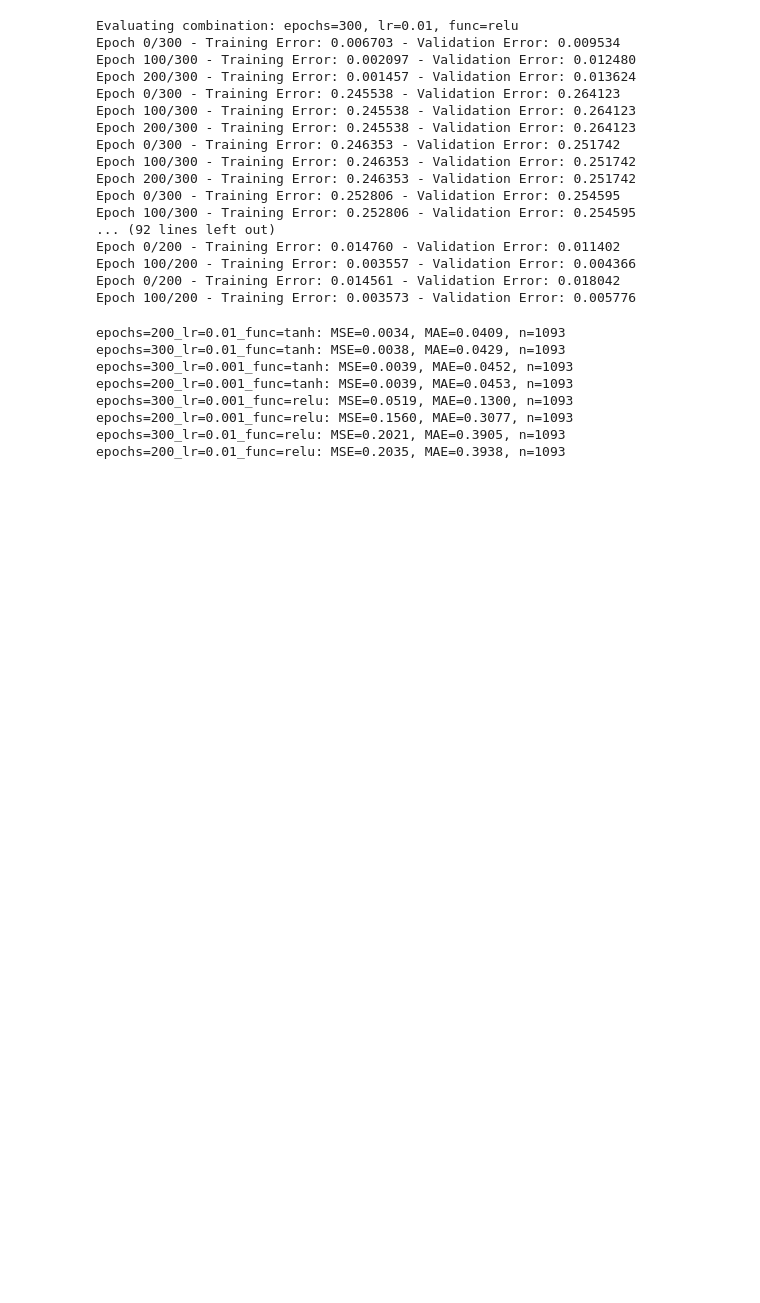
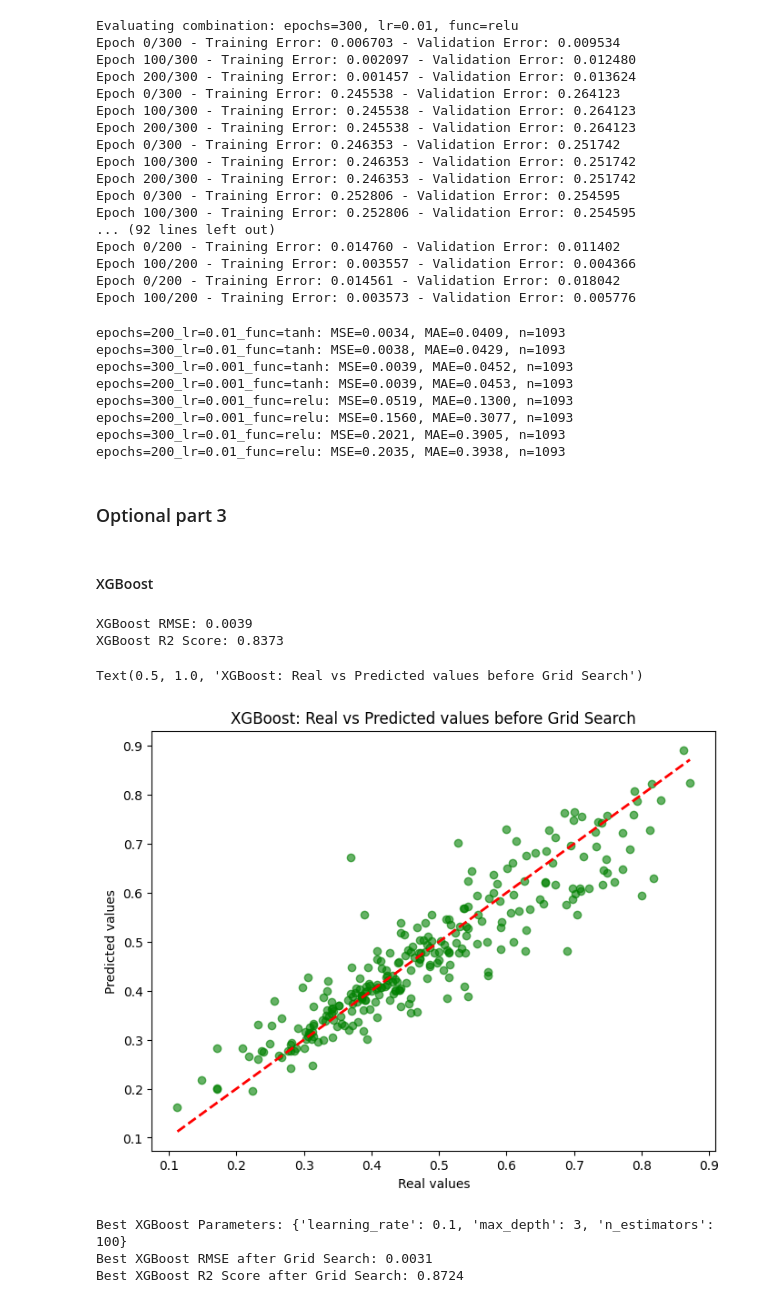
Before and after one commit to valeriapgil/HousePrices, a Jupyter notebook: TryNeuralNetClass.ipynb, the cells around one changed output. Drawn from its saved outputs; the diff is of its cells as text; code cells hidden in the pictures; blank space fills up the shorter version.

Commit message:
Optional part 3

```diff
--- a/TryNeuralNetClass.ipynb
+++ b/TryNeuralNetClass.ipynb
@@ -290,3 +284,55 @@ epochs=300_lr=0.001_func=relu: MSE=0.0519, MAE=0.1300, n=1093
 epochs=200_lr=0.001_func=relu: MSE=0.1560, MAE=0.3077, n=1093
 epochs=300_lr=0.01_func=relu: MSE=0.2021, MAE=0.3905, n=1093
 epochs=200_lr=0.01_func=relu: MSE=0.2035, MAE=0.3938, n=1093
+# %% [markdown]
+### Optional part 3
+# %% [markdown]
+#### XGBoost
+# %%
+import xgboost as xgb
+
+xgb_model = xgb.XGBRegressor(objective='reg:squarederror', n_estimators=100, random_state=42)
+xgb_model.fit(Xn_train, yn_train)
+xgb_predictions = xgb_model.predict(Xn_test)
+
+rmse_xgb = mean_squared_error(yn_test, xgb_predictions)
+r2_score_xgb = r2_score(yn_test, xgb_predictions)
+
+print(f"XGBoost MSE: {rmse_xgb:.4f}")
+print(f"XGBoost R2 Score: {r2_score_xgb:.4f}")
+# %% [output]
+XGBoost RMSE: 0.0039
+XGBoost R2 Score: 0.8373
+# %%
+plt.figure(figsize=(8,6))
+plt.scatter(yn_test, xgb_predictions, alpha=0.6, color='green')
+plt.plot([yn_test.min(), yn_test.max()], [yn_test.min(), yn_test.max()], 'r--', lw=2)
+plt.xlabel('Real values')
+plt.ylabel('Predicted values')
+plt.title('XGBoost: Real vs Predicted values before Grid Search')
+# %% [output]
+Text(0.5, 1.0, 'XGBoost: Real vs Predicted values before Grid Search')
+[figure, added]
+# %%
+from sklearn.model_selection import GridSearchCV
+
+param_grid = {
+    'n_estimators': [50, 100, 200],
+    'learning_rate': [0.01, 0.1, 0.2],
+    'max_depth': [3, 5, 7],
+}
+
+grid_search = GridSearchCV(estimator=xgb.XGBRegressor(objective='reg:squarederror', random_state=42), param_grid=param_grid)
+grid_search.fit(Xn_train, yn_train)
+grid_search.best_params_
+best_xgb_model = grid_search.best_estimator_
+print("Best XGBoost Parameters:", grid_search.best_params_)
+best_xgb_predictions = best_xgb_model.predict(Xn_test)
+best_rmse_xgb = mean_squared_error(yn_test, best_xgb_predictions)
+best_r2_score_xgb = r2_score(yn_test, best_xgb_predictions)
+print(f"Best XGBoost MSE after Grid Search: {best_rmse_xgb:.4f}")
+print(f"Best XGBoost R2 Score after Grid Search: {best_r2_score_xgb:.4f}")
+# %% [output]
+Best XGBoost Parameters: {'learning_rate': 0.1, 'max_depth': 3, 'n_estimators': 100}
+Best XGBoost RMSE after Grid Search: 0.0031
+Best XGBoost R2 Score after Grid Search: 0.8724
```
Also changed, not shown: parts of 6 cells of this notebook, 1 other file.
